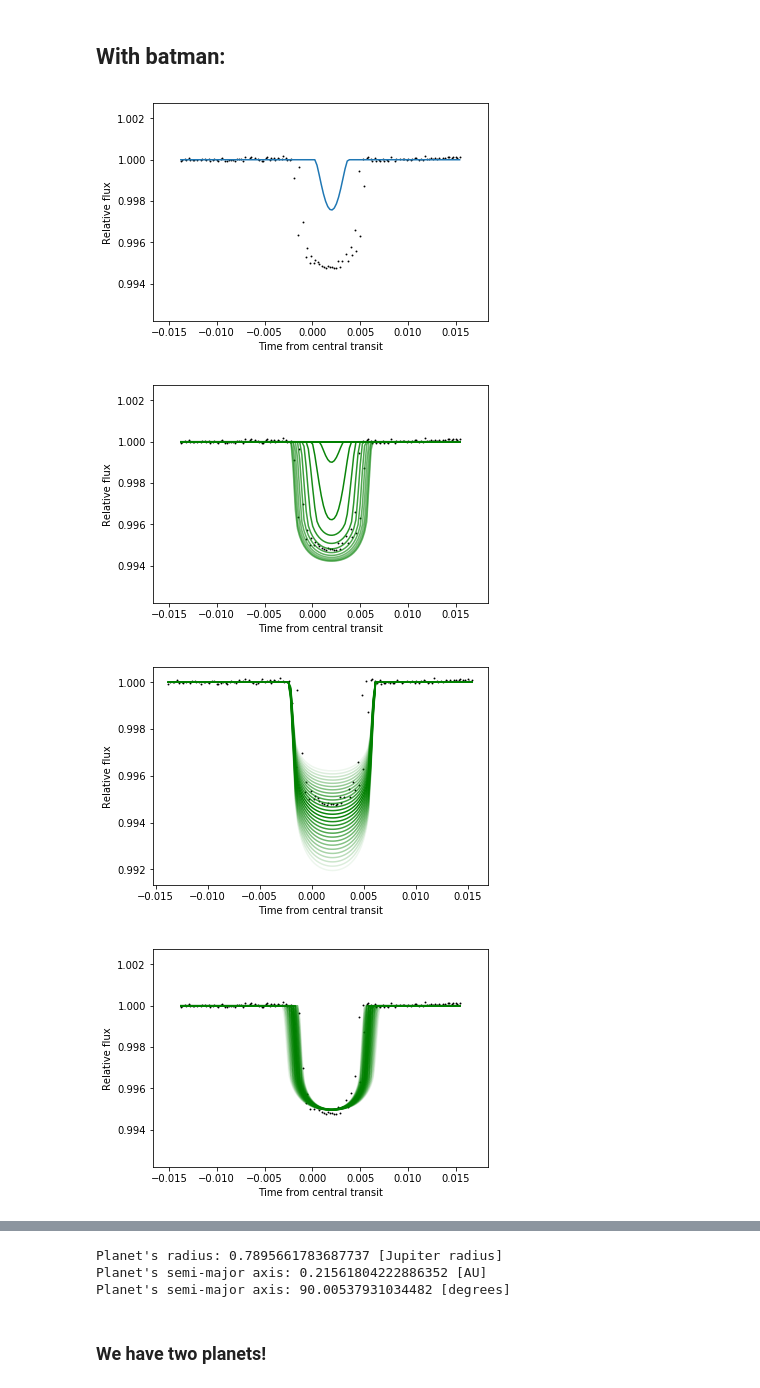
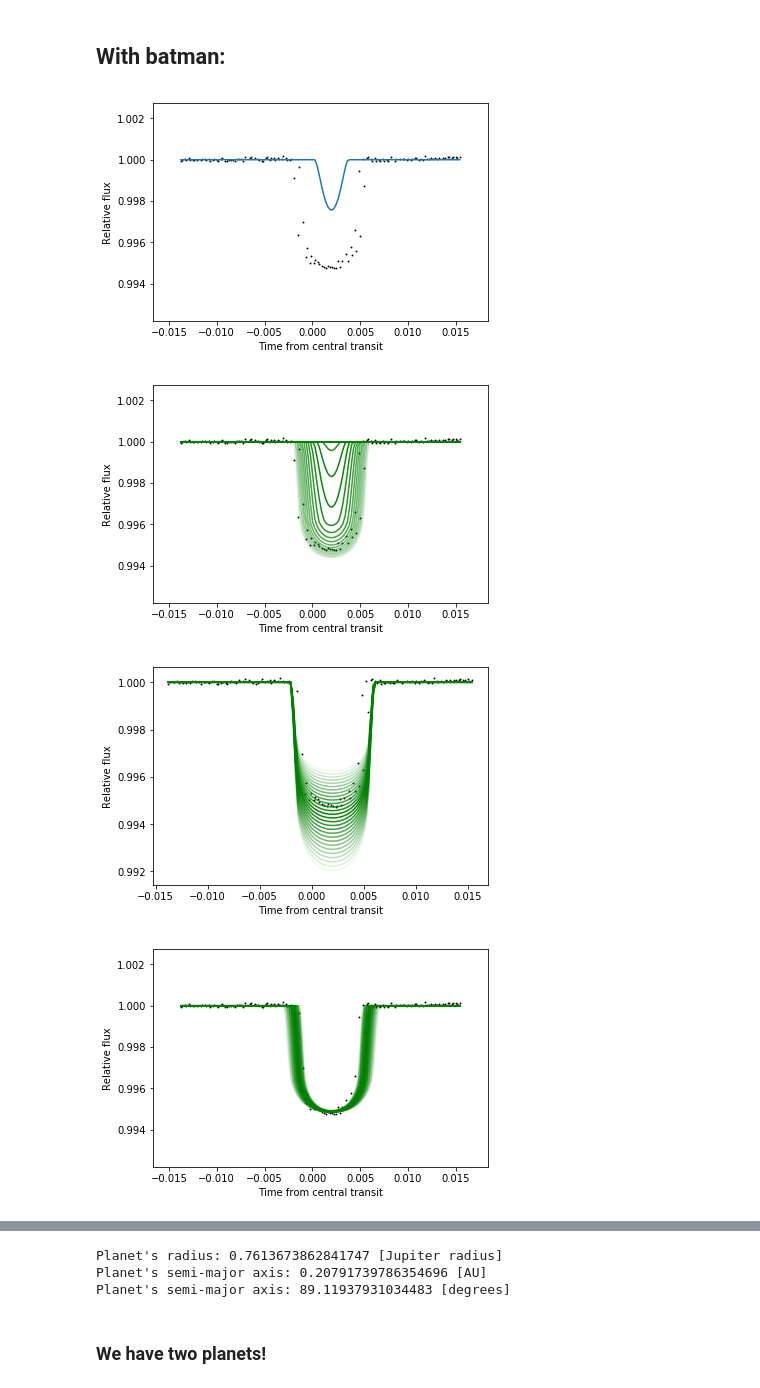
Before and after one commit to PierricJoulot/Astronomy, a Jupyter notebook: Lightcurves/EPIC249624646/EPIC 249624646.ipynb, the cells around one changed output, grey strips where cells are left out. Saved outputs shown, nothing was run; the diff lists cells and outputs as text; code cells hidden in the pictures.

```diff
--- a/Lightcurves/EPIC249624646/EPIC 249624646.ipynb
+++ b/Lightcurves/EPIC249624646/EPIC 249624646.ipynb
@@ -358,8 +358,8 @@ plt.show()
 
 #INCLINATION
 
-i_min = params.inc - 0.02*params.inc
-i_max = params.inc + 0.02*params.inc
+i_min = params.inc - 0.01*params.inc
+i_max = params.inc + 0.01*params.inc
 plt.scatter(lcp_transit.time, lcp_transit.flux, s=.8, c='k')
 plt.xlabel("Time from central transit")
 plt.ylabel("Relative flux")
@@ -428,39 +428,39 @@ for a in axis:
         plt.plot(t, new_flux, alpha = 1 - abs(a - ((a_max+a_min)/2))/((a_max-a_min)/2), color='green')
         diff = 0
         count = 0
         for f in new_flux:
             diff += abs(lcp_transit.flux[count]-f)
             count += 1
         possible_axis.append([a,diff])
 
 plt.show()
 pos_min = 0
 for i in range(0,len(possible_axis)-1):
     if (possible_axis[i][1]<possible_axis[i+1][1] and possible_axis[i][1]<possible_axis[pos_min][1]):
         pos_min = i
 
 params.a = possible_axis[pos_min][0]
 
 m = batman.TransitModel(params, t)    #initializes model
 flux = m.light_curve(params)  #calculates light curve
 
 plt.scatter(lcp_transit.time, lcp_transit.flux, s=.8, c='k')
 plt.plot(t, flux)
 plt.xlabel("Time from central transit")
 plt.ylabel("Relative flux")
 plt.show()
 
 print("Planet's radius: " + str(possible_radii[pos_min][0]/0.102719) + " [Jupiter radius]")
 print("Planet's semi-major axis: " + str(possible_axis[pos_min][0]/214.93946938362) + " [AU]")
 print("Planet's semi-major axis: " + str(possible_inc[pos_min][0]) + " [degrees]")
 # %% [output]
 [figure]
-[figure, old version]
+[figure, new version]
 [figure]
 [figure]
 [figure]
-Planet's radius: 0.7895661783687737 [Jupiter radius]
-Planet's semi-major axis: 0.21561804222886352 [AU]
-Planet's semi-major axis: 90.00537931034482 [degrees]
+Planet's radius: 0.7613673862841747 [Jupiter radius]
+Planet's semi-major axis: 0.20791739786354696 [AU]
+Planet's semi-major axis: 89.11937931034483 [degrees]
 # %% [markdown]
 ### We have two planets!
```
Also changed, not shown: 1 other file.
